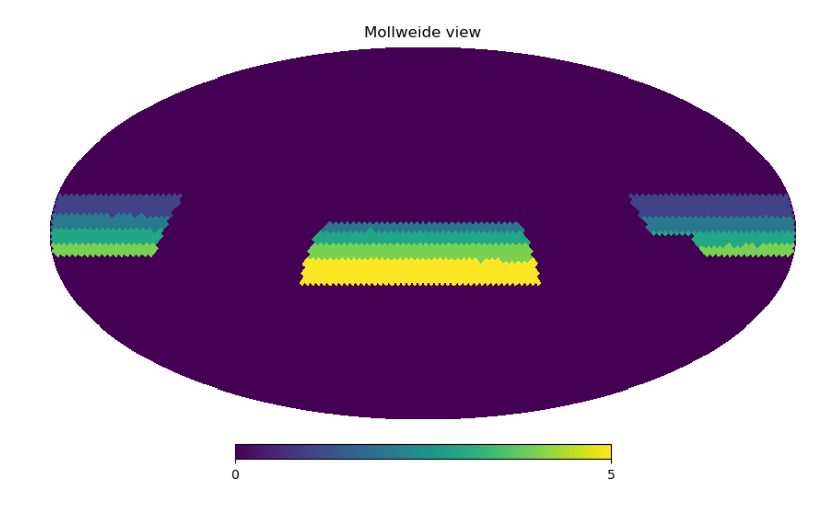
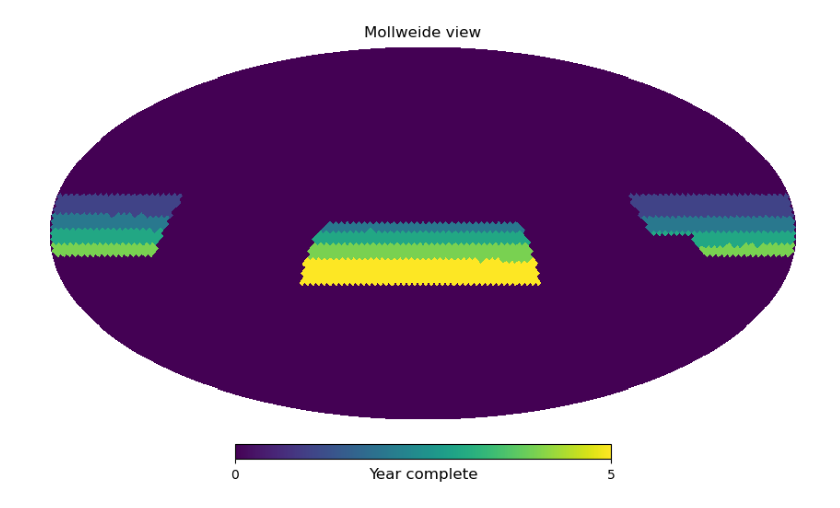
Before and after one commit to lsst-sims/sims_featureScheduler_runs5.3, a Jupyter notebook: desi_five/desi_fp.ipynb, the cells around one changed output. Saved outputs shown, nothing was run; the diff lists cells and outputs as text; code cells hidden in the pictures.

```diff
--- a/desi_five/desi_fp.ipynb
+++ b/desi_five/desi_fp.ipynb
@@ -9,5 +20,6 @@ fp = desi_five_slice()
 # %%
-hp.mollview(np.sum(fp * (np.arange(5)+1), axis=1))
+# Take a look at how it divides up on sky
+hp.mollview(np.sum(fp * (np.arange(5)+1), axis=1), unit="Year complete")
 # %% [output]
-[figure, old version]
+[figure, new version]
 # %%
```
Also changed, not shown: parts of 5 cells of this notebook.
